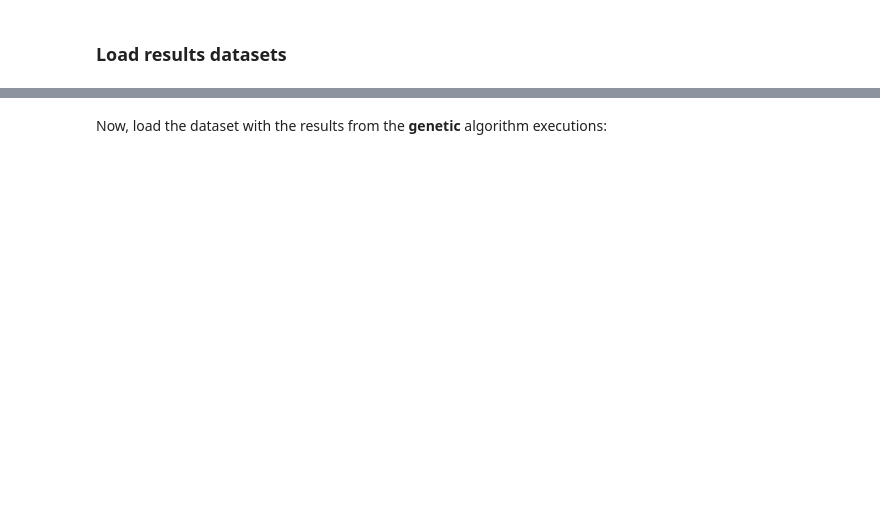
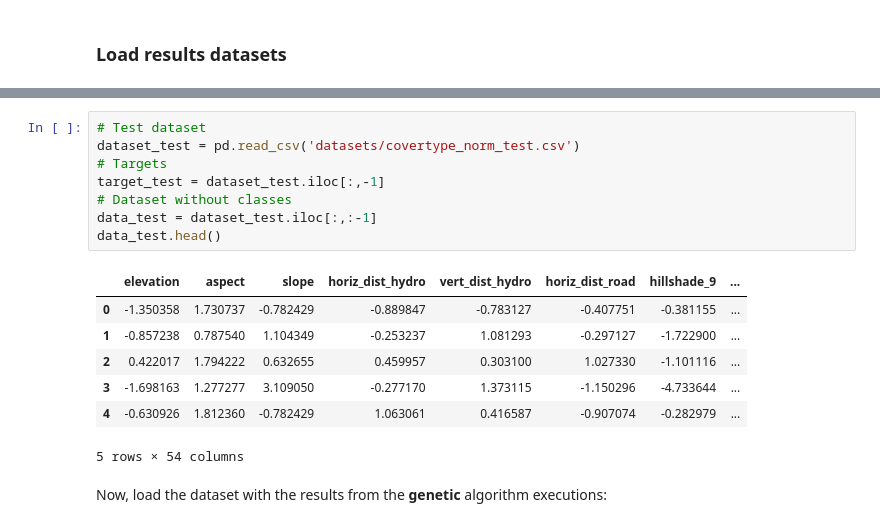
Before and after one commit to greati/covertype-data-analysis, a Jupyter notebook: k-NN Classifier.ipynb, the cells around one changed output, grey strips where cells are left out. Cells and saved outputs as stored; diff of their text form; blank space fills up the shorter version.

```diff
--- a/k-NN Classifier.ipynb
+++ b/k-NN Classifier.ipynb
@@ -45,4 +43,20 @@ data.head()
 5 rows × 54 columns
+# %%
+# Test dataset
+dataset_test = pd.read_csv('datasets/covertype_norm_test.csv')
+# Targets
+target_test = dataset_test.iloc[:,-1]
+# Dataset without classes
+data_test = dataset_test.iloc[:,:-1]
+data_test.head()
+# %% [output]
+|  | elevation | aspect | slope | horiz_dist_hydro | vert_dist_hydro | horiz_dist_road | hillshade_9 | ... |
+| 0 | -1.350358 | 1.730737 | -0.782429 | -0.889847 | -0.783127 | -0.407751 | -0.381155 | ... |
+| 1 | -0.857238 | 0.787540 | 1.104349 | -0.253237 | 1.081293 | -0.297127 | -1.722900 | ... |
+| 2 | 0.422017 | 1.794222 | 0.632655 | 0.459957 | 0.303100 | 1.027330 | -1.101116 | ... |
+| 3 | -1.698163 | 1.277277 | 3.109050 | -0.277170 | 1.373115 | -1.150296 | -4.733644 | ... |
+| 4 | -0.630926 | 1.812360 | -0.782429 | 1.063061 | 0.416587 | -0.907074 | -0.282979 | ... |
+5 rows × 54 columns
 # %% [markdown]
 Now, load the dataset with the results from the **genetic** algorithm executions:
 # %%
```
Also changed, not shown: parts of 10 cells of this notebook, 13 other files.
